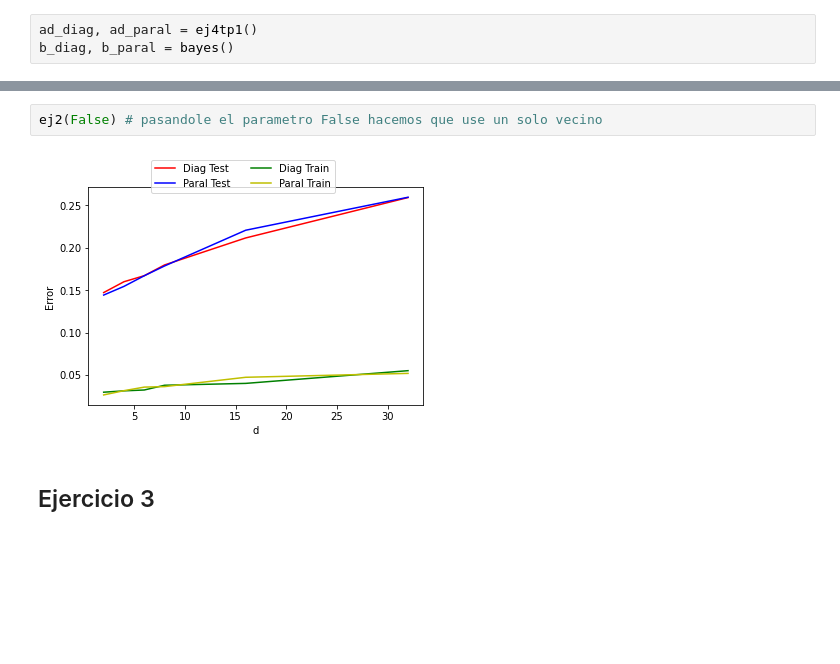
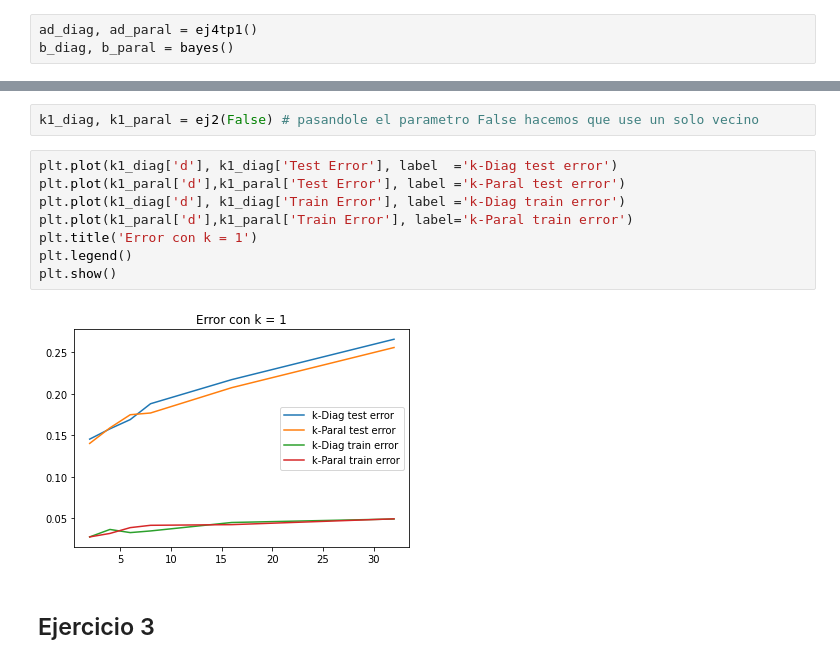
Before and after one commit to natimellino/IAA, a Jupyter notebook: TP4/tp4.ipynb, the cells around one changed output, grey strips where cells are left out. Saved outputs shown, nothing was run; the diff lists cells and outputs as text; blank space fills up the shorter version.

```diff
--- a/TP4/tp4.ipynb
+++ b/TP4/tp4.ipynb
@@ -307,7 +307,15 @@ plt.show()
 # %%
-ej2(False) # pasandole el parametro False hacemos que use un solo vecino
+k1_diag, k1_paral = ej2(False) # pasandole el parametro False hacemos que use un solo vecino
-# %% [output]
-[figure, removed]
+# %%
+plt.plot(k1_diag['d'], k1_diag['Test Error'], label  ='k-Diag test error')
+plt.plot(k1_paral['d'],k1_paral['Test Error'], label ='k-Paral test error')
+plt.plot(k1_diag['d'], k1_diag['Train Error'], label ='k-Diag train error')
+plt.plot(k1_paral['d'],k1_paral['Train Error'], label='k-Paral train error')
+plt.title('Error con k = 1')
+plt.legend()
+plt.show()
+# %% [output]
+[figure, added]
 # %% [markdown]
 ## Ejercicio 3
 # %%
```
Also changed, not shown: parts of 4 cells of this notebook.
